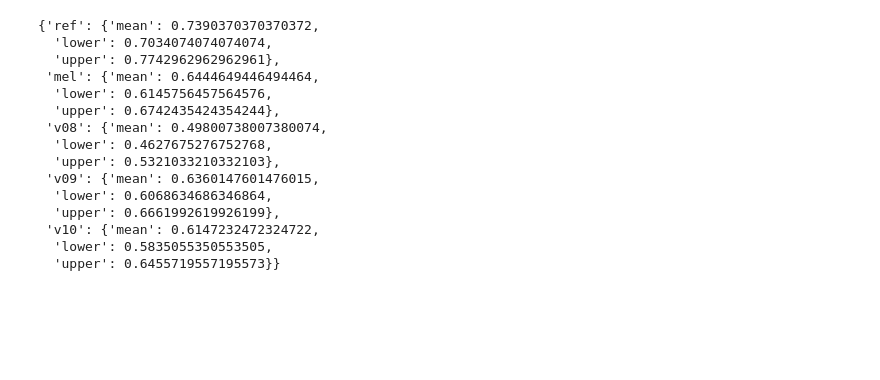
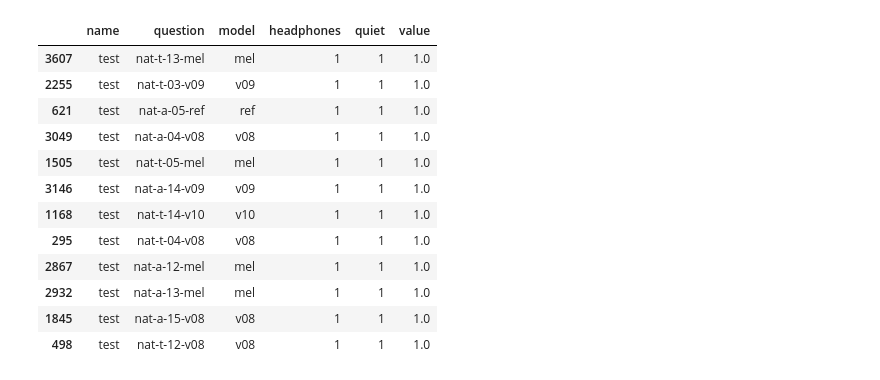
Before and after one commit to WQVH3/dissertation, a Jupyter notebook: python/process_scores.ipynb, the cells around one changed output. Saved outputs shown, nothing was run; the diff lists cells and outputs as text; code cells hidden in the pictures; blank space fills up the shorter version.

```diff
--- a/python/process_scores.ipynb
+++ b/python/process_scores.ipynb
@@ -141,18 +203,21 @@ plt.show()
-# %%
-nat_results_mean
-# %% [output]
-{'ref': {'mean': 0.7390370370370372,
-  'lower': 0.7034074074074074,
-  'upper': 0.7742962962962961},
- 'mel': {'mean': 0.6444649446494464,
-  'lower': 0.6145756457564576,
-  'upper': 0.6742435424354244},
- 'v08': {'mean': 0.49800738007380074,
-  'lower': 0.4627675276752768,
-  'upper': 0.5321033210332103},
- 'v09': {'mean': 0.6360147601476015,
-  'lower': 0.6068634686346864,
-  'upper': 0.6661992619926199},
- 'v10': {'mean': 0.6147232472324722,
-  'lower': 0.5835055350553505,
-  'upper': 0.6455719557195573}}
+# %%
+a = df_results[df_results['question_type']=='nat'].sort_values(by='name')
+# a = a[a['model']=='ref']
+ # ['Emily Delve' 'Eleanor Poole' 'Daniel Gosden']
+ # ['Jake Egbers' 'Franck Barga' 'Hanson ' 'Emily Delve' 'George' 'Mike Jones' 'Tom Emberson' 'Ross']
+a = a[(a['name'] == 'test') * (a['value'] > 0.9)]
+a[['name', 'question', 'model', 'headphones', 'quiet', 'value']]
+# %% [output]
+|  | name | question | model | headphones | quiet | value |
+| 3607 | test | nat-t-13-mel | mel | 1 | 1 | 1.0 |
+| 2255 | test | nat-t-03-v09 | v09 | 1 | 1 | 1.0 |
+| 621 | test | nat-a-05-ref | ref | 1 | 1 | 1.0 |
+| 3049 | test | nat-a-04-v08 | v08 | 1 | 1 | 1.0 |
+| 1505 | test | nat-t-05-mel | mel | 1 | 1 | 1.0 |
+| 3146 | test | nat-a-14-v09 | v09 | 1 | 1 | 1.0 |
+| 1168 | test | nat-t-14-v10 | v10 | 1 | 1 | 1.0 |
+| 295 | test | nat-t-04-v08 | v08 | 1 | 1 | 1.0 |
+| 2867 | test | nat-a-12-mel | mel | 1 | 1 | 1.0 |
+| 2932 | test | nat-a-13-mel | mel | 1 | 1 | 1.0 |
+| 1845 | test | nat-a-15-v08 | v08 | 1 | 1 | 1.0 |
+| 498 | test | nat-t-12-v08 | v08 | 1 | 1 | 1.0 |
```
Also changed, not shown: parts of 10 cells of this notebook, 1 other file.
